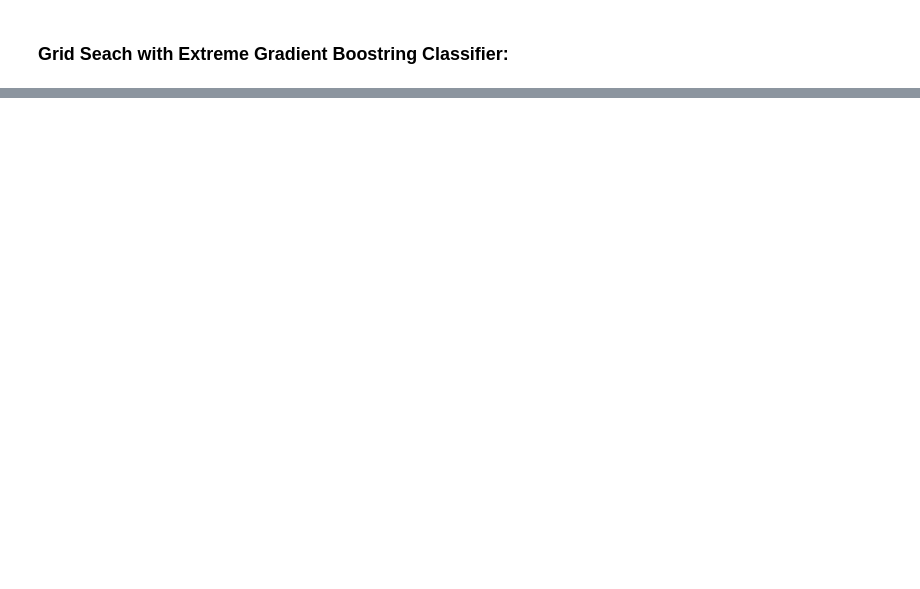
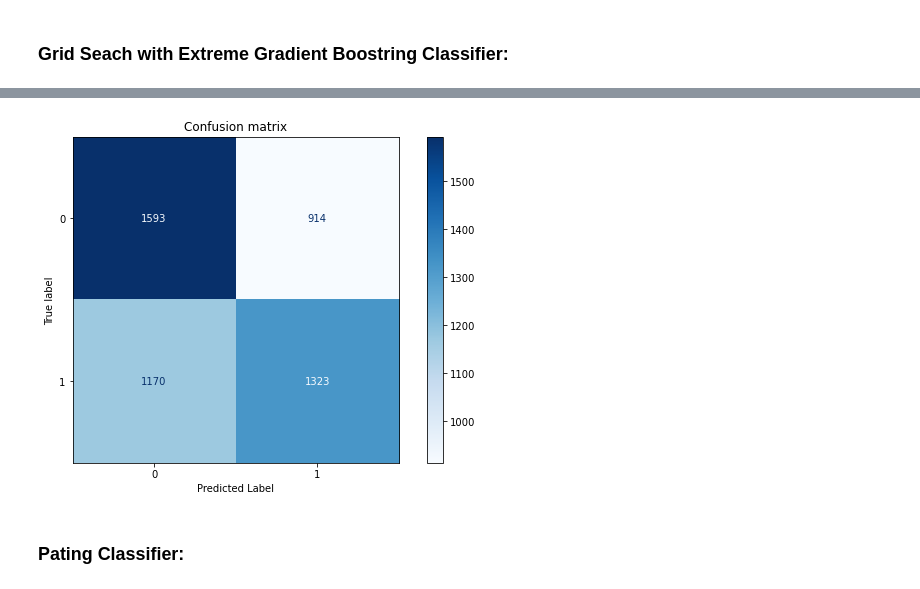
Before and after one commit to kggold4/final-project-data-visualization, a Jupyter notebook: task_3.ipynb, the cells around one changed output, grey strips where cells are left out. Drawn from its saved outputs; the diff is of its cells as text; code cells hidden in the pictures; blank space fills up the shorter version.

```diff
--- a/task_3.ipynb
+++ b/task_3.ipynb
@@ -683,0 +761,18 @@ print("\nThe classifier with the maximum accuracy in 30^2 pixels images (greysac
+# %%
+image_data  = []
+image_label = []
+
+for i in range(len(dogs_cats)):
+    IMAGE_PATH = PATH + '/' + dogs_cats["image"][i]
+    image = cv2.imread(IMAGE_PATH)
+    image = cv2.resize(image, (IMAGE_SIZE, IMAGE_SIZE))
+
+    norm_image = image / 255.0
+
+    image_data.append(norm_image)
+    image_label.append(dogs_cats["label"][i])
+
+X = np.array(image_data)
+y = np.array(image_label)
+
+X = np.reshape(X, (25000,2700))
@@ -683,0 +787,3 @@ print("\nThe classifier with the maximum accuracy in 30^2 pixels images (greysac
+# %%
+# split data to 20000 train samples and 5000 to test samples
+X_train, X_test, y_train, y_test = train_test_split(X, y, test_size=0.20)
@@ -683,0 +836,10 @@ print("\nThe classifier with the maximum accuracy in 30^2 pixels images (greysac
+# %%
+bagging_clf = BaggingClassifier(
+    DecisionTreeClassifier(),
+    n_estimators=200,
+    max_samples=100,
+    bootstrap=True,
+    n_jobs=-1)
+
+# print accuracy
+bagging_clf_auc = print_accuracy(bagging_clf, X_transformed_train, X_transformed_test, y_train, y_test)
@@ -683,0 +857,7 @@ print("\nThe classifier with the maximum accuracy in 30^2 pixels images (greysac
+# %%
+# plot the confusion matrix using the my_plot_confusion_matrix function
+my_plot_confusion_matrix(bagging_clf, X_transformed_test, y_test)
+# %% [output]
+[figure, added]
+# %% [markdown]
+### Pating Classifier:
```
Also changed, not shown: parts of 76 cells of this notebook.
